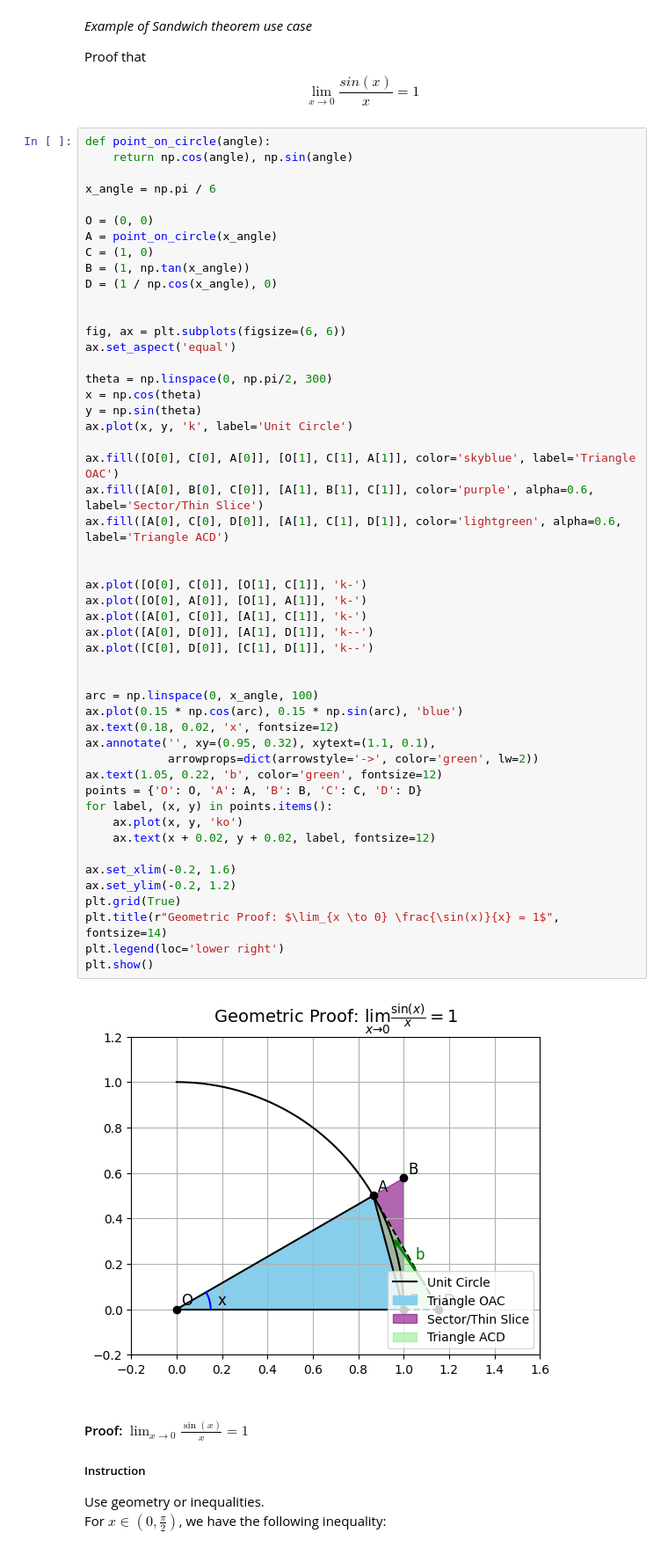
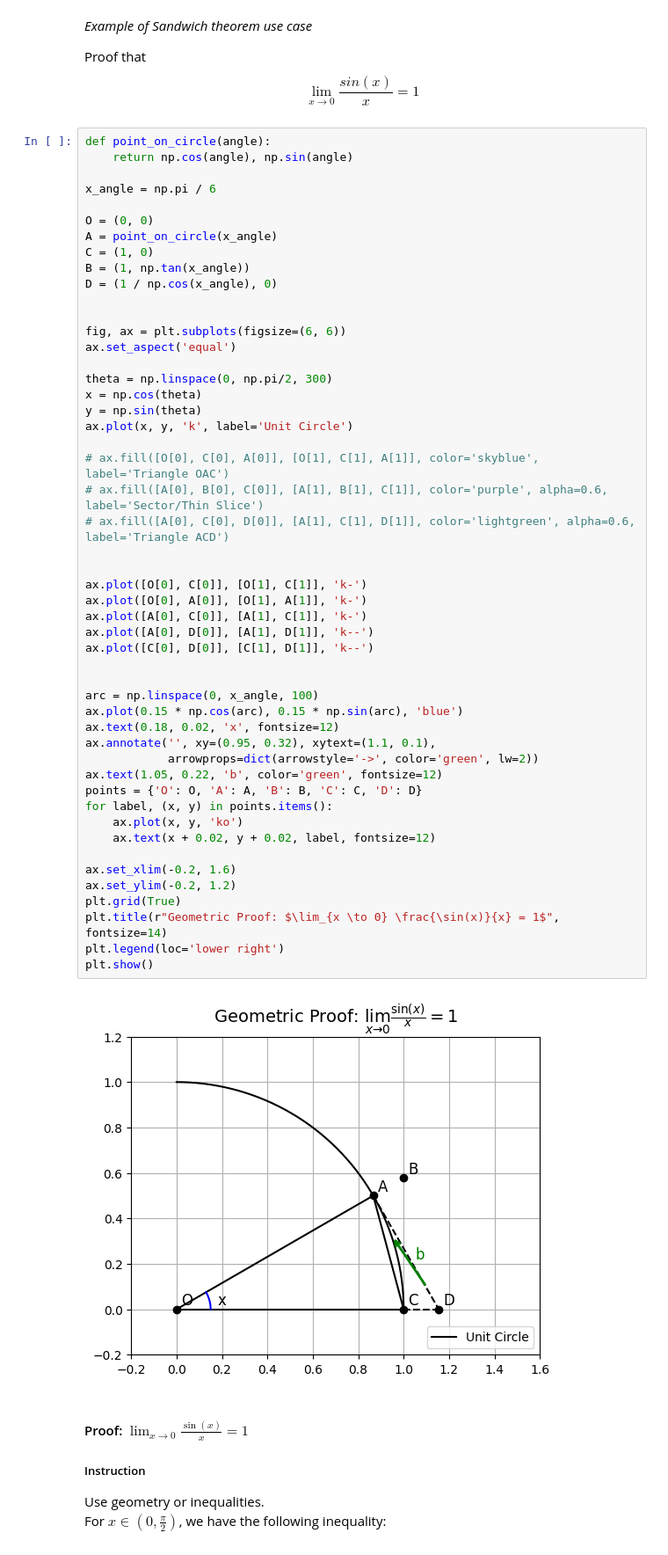
Before and after one commit to PatiphanAK/math-for-it, a Jupyter notebook: calculus/Limit.ipynb, the cells around one changed output. Shown at 88% size. Saved outputs shown, nothing was run; the diff lists cells and outputs as text.

```diff
--- a/calculus/Limit.ipynb
+++ b/calculus/Limit.ipynb
@@ -231,37 +231,37 @@ x = np.cos(theta)
 y = np.sin(theta)
 ax.plot(x, y, 'k', label='Unit Circle')
 
-ax.fill([O[0], C[0], A[0]], [O[1], C[1], A[1]], color='skyblue', label='Triangle OAC')
-ax.fill([A[0], B[0], C[0]], [A[1], B[1], C[1]], color='purple', alpha=0.6, label='Sector/Thin Slice')
-ax.fill([A[0], C[0], D[0]], [A[1], C[1], D[1]], color='lightgreen', alpha=0.6, label='Triangle ACD')
+# ax.fill([O[0], C[0], A[0]], [O[1], C[1], A[1]], color='skyblue', label='Triangle OAC')
+# ax.fill([A[0], B[0], C[0]], [A[1], B[1], C[1]], color='purple', alpha=0.6, label='Sector/Thin Slice')
+# ax.fill([A[0], C[0], D[0]], [A[1], C[1], D[1]], color='lightgreen', alpha=0.6, label='Triangle ACD')
 
 
 ax.plot([O[0], C[0]], [O[1], C[1]], 'k-')
 ax.plot([O[0], A[0]], [O[1], A[1]], 'k-')
 ax.plot([A[0], C[0]], [A[1], C[1]], 'k-')
 ax.plot([A[0], D[0]], [A[1], D[1]], 'k--')
 ax.plot([C[0], D[0]], [C[1], D[1]], 'k--')
 
 
 arc = np.linspace(0, x_angle, 100)
 ax.plot(0.15 * np.cos(arc), 0.15 * np.sin(arc), 'blue')
 ax.text(0.18, 0.02, 'x', fontsize=12)
 ax.annotate('', xy=(0.95, 0.32), xytext=(1.1, 0.1),
             arrowprops=dict(arrowstyle='->', color='green', lw=2))
 ax.text(1.05, 0.22, 'b', color='green', fontsize=12)
 points = {'O': O, 'A': A, 'B': B, 'C': C, 'D': D}
 for label, (x, y) in points.items():
     ax.plot(x, y, 'ko')
     ax.text(x + 0.02, y + 0.02, label, fontsize=12)
 
 ax.set_xlim(-0.2, 1.6)
 ax.set_ylim(-0.2, 1.2)
 plt.grid(True)
 plt.title(r"Geometric Proof: $\lim_{x \to 0} \frac{\sin(x)}{x} = 1$", fontsize=14)
 plt.legend(loc='lower right')
 plt.show()
 # %% [output]
-[figure, old version]
+[figure, new version]
 # %% [markdown]
 #### Proof: $\lim_{x \to 0} \frac{\sin(x)}{x} = 1$
 
```
